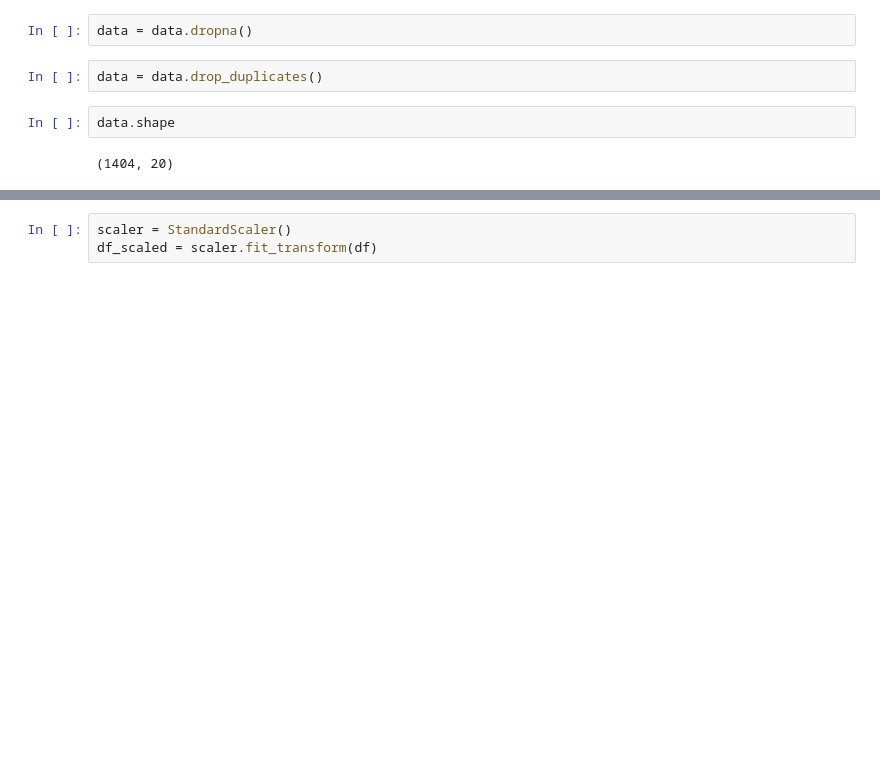
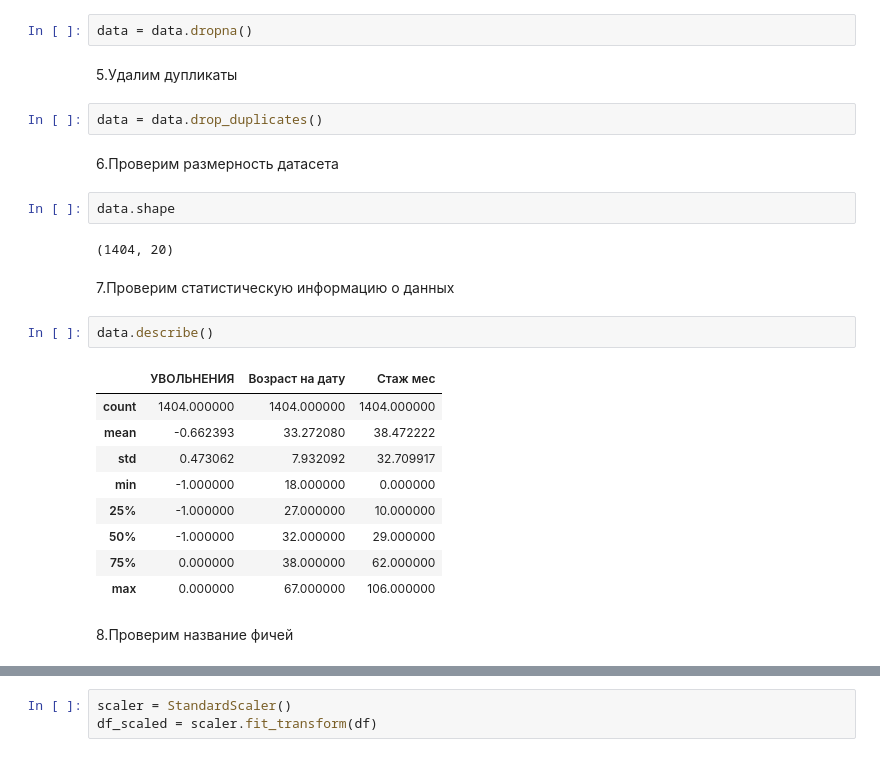
Before and after one commit to karavaiks/FMI_AI_Final_Project, a Jupyter notebook: Untitled-1.ipynb, the cells around one changed output, grey strips where cells are left out. Cells and saved outputs as stored; diff of their text form; blank space fills up the shorter version.

```diff
--- a/Untitled-1.ipynb
+++ b/Untitled-1.ipynb
@@ -48,8 +60,28 @@ memory usage: 221.2+ KB
 # %%
 data = data.dropna()
+# %% [markdown]
+5.Удалим дупликаты
 # %%
 data = data.drop_duplicates()
+# %% [markdown]
+6.Проверим размерность датасета
 # %%
 data.shape
 # %% [output]
 (1404, 20)
+# %% [markdown]
+7.Проверим статистическую информацию о данных
+# %%
+data.describe()
+# %% [output]
+|  | УВОЛЬНЕНИЯ | Возраст на дату | Стаж мес |
+| count | 1404.000000 | 1404.000000 | 1404.000000 |
+| mean | -0.662393 | 33.272080 | 38.472222 |
+| std | 0.473062 | 7.932092 | 32.709917 |
+| min | -1.000000 | 18.000000 | 0.000000 |
+| 25% | -1.000000 | 27.000000 | 10.000000 |
+| 50% | -1.000000 | 32.000000 | 29.000000 |
+| 75% | 0.000000 | 38.000000 | 62.000000 |
+| max | 0.000000 | 67.000000 | 106.000000 |
+# %% [markdown]
+8.Проверим название фичей
```
Also changed, not shown: parts of 43 cells of this notebook.
